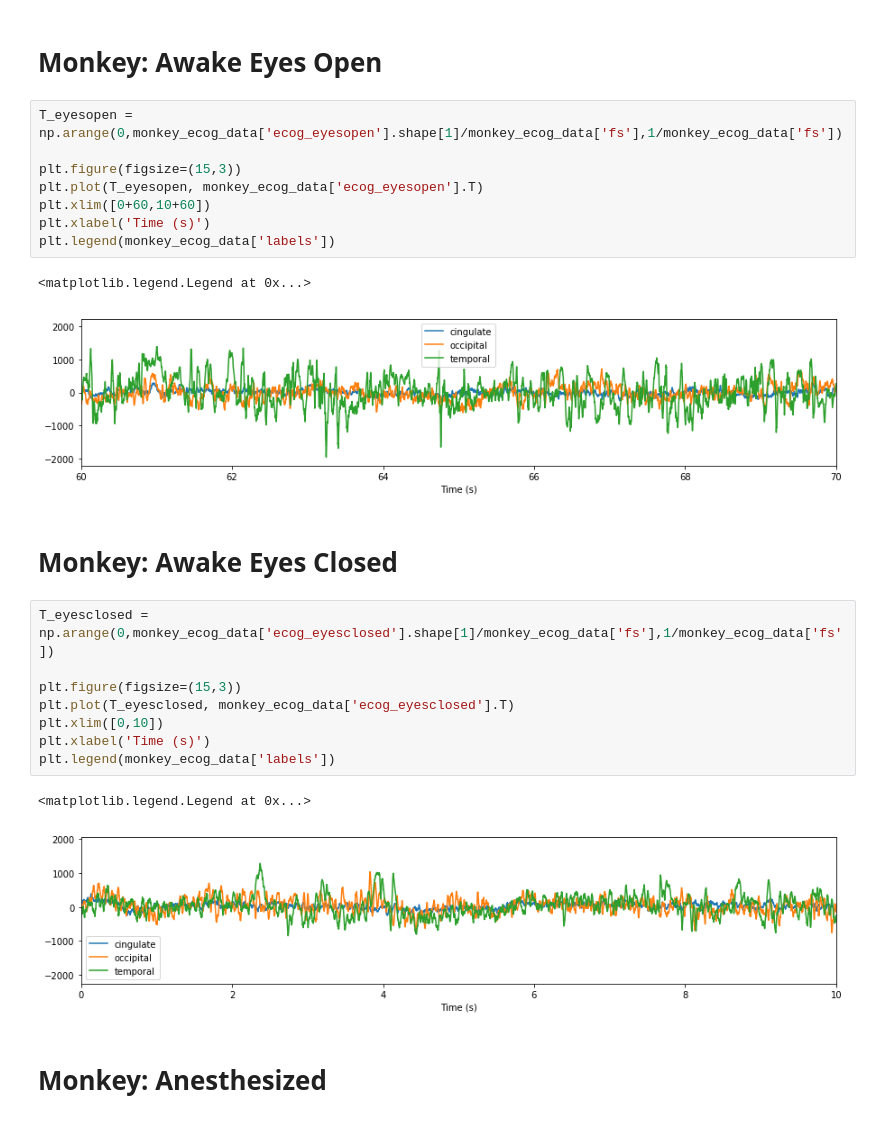
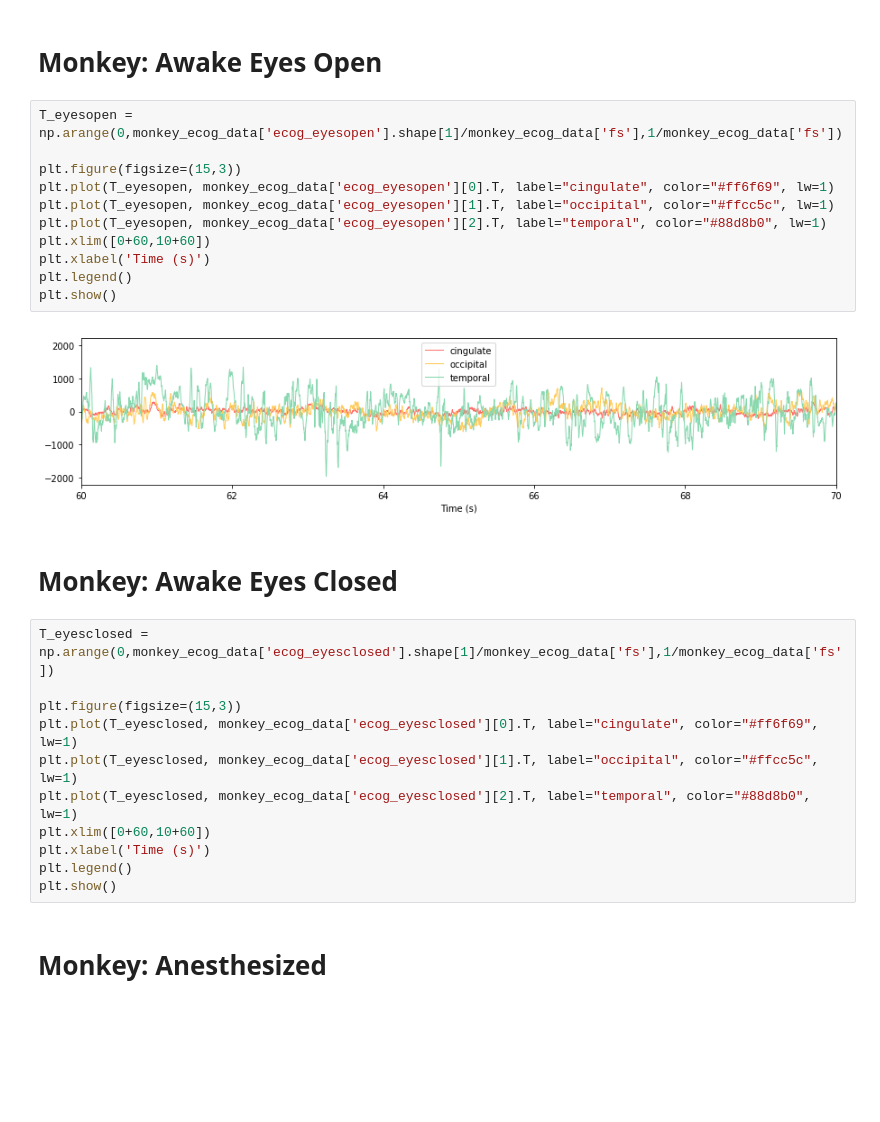
Before and after one commit to fagan2888/COGS118C, a Jupyter notebook: Assignments/project_data/COGS118C-Final-Presentation-Monkey-Data-Analysis.ipynb, the cells around one changed output. Saved outputs shown, nothing was run; the diff lists cells and outputs as text; blank space fills up the shorter version.

Commit message:
update color

```diff
--- a/Assignments/project_data/COGS118C-Final-Presentation-Monkey-Data-Analysis.ipynb
+++ b/Assignments/project_data/COGS118C-Final-Presentation-Monkey-Data-Analysis.ipynb
@@ -59,27 +59,29 @@ FS: 1000
 # %%
 T_eyesopen = np.arange(0,monkey_ecog_data['ecog_eyesopen'].shape[1]/monkey_ecog_data['fs'],1/monkey_ecog_data['fs'])
 
 plt.figure(figsize=(15,3))
-plt.plot(T_eyesopen, monkey_ecog_data['ecog_eyesopen'].T)
+plt.plot(T_eyesopen, monkey_ecog_data['ecog_eyesopen'][0].T, label="cingulate", color="#ff6f69", lw=1)
+plt.plot(T_eyesopen, monkey_ecog_data['ecog_eyesopen'][1].T, label="occipital", color="#ffcc5c", lw=1)
+plt.plot(T_eyesopen, monkey_ecog_data['ecog_eyesopen'][2].T, label="temporal", color="#88d8b0", lw=1)
 plt.xlim([0+60,10+60])
 plt.xlabel('Time (s)')
-plt.legend(monkey_ecog_data['labels'])
+plt.legend()
+plt.show()
 # %% [output]
-<matplotlib.legend.Legend at 0x...>
-[figure, old version]
+[figure, new version]
 # %% [markdown]
 # Monkey: Awake Eyes Closed
 # %%
 T_eyesclosed = np.arange(0,monkey_ecog_data['ecog_eyesclosed'].shape[1]/monkey_ecog_data['fs'],1/monkey_ecog_data['fs'])
 
 plt.figure(figsize=(15,3))
-plt.plot(T_eyesclosed, monkey_ecog_data['ecog_eyesclosed'].T)
-plt.xlim([0,10])
+plt.plot(T_eyesclosed, monkey_ecog_data['ecog_eyesclosed'][0].T, label="cingulate", color="#ff6f69", lw=1)
+plt.plot(T_eyesclosed, monkey_ecog_data['ecog_eyesclosed'][1].T, label="occipital", color="#ffcc5c", lw=1)
+plt.plot(T_eyesclosed, monkey_ecog_data['ecog_eyesclosed'][2].T, label="temporal", color="#88d8b0", lw=1)
+plt.xlim([0+60,10+60])
 plt.xlabel('Time (s)')
-plt.legend(monkey_ecog_data['labels'])
+plt.legend()
+plt.show()
-# %% [output]
-<matplotlib.legend.Legend at 0x...>
-[figure, removed]
 # %% [markdown]
 # Monkey: Anesthesized
 # %%
```
Also changed, not shown: parts of 23 cells of this notebook.
